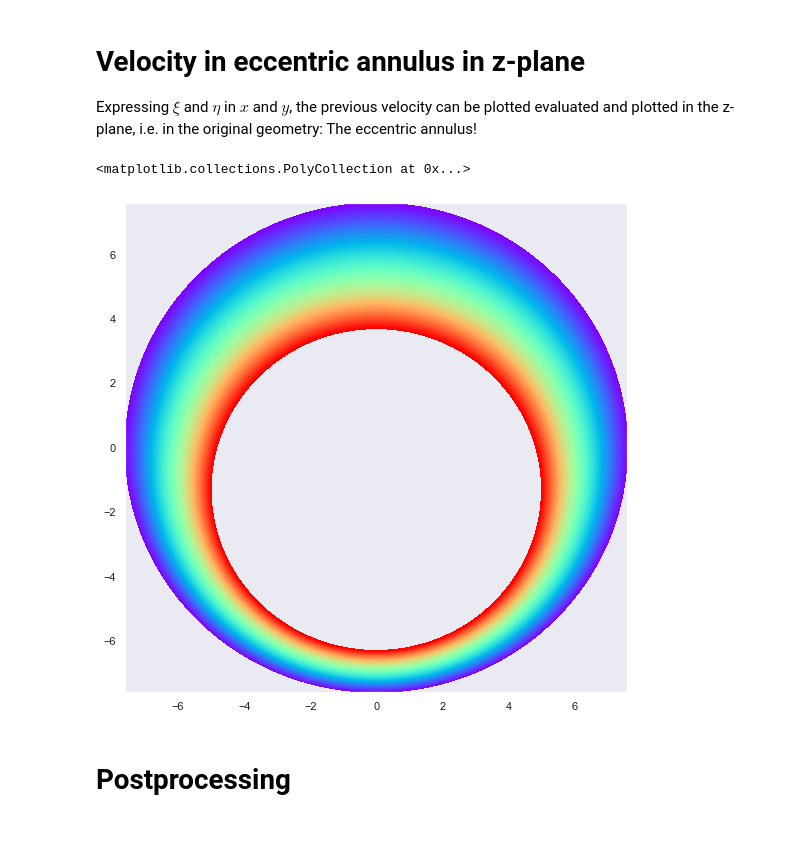
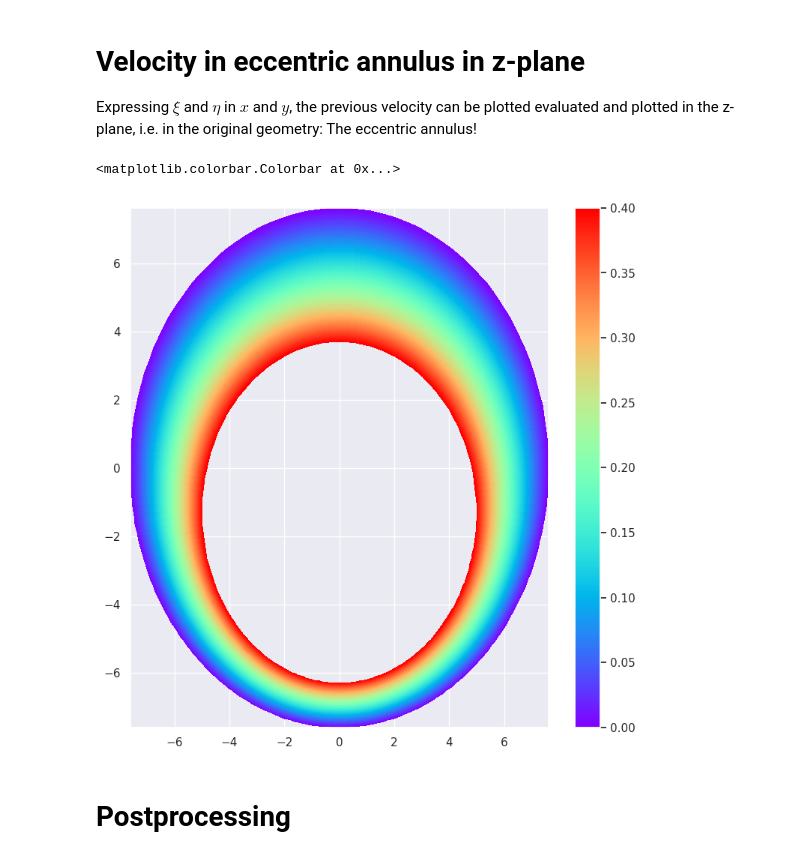
Before and after one commit to zolabar/ConformalMappingSympy, a Jupyter notebook: moebius.ipynb, the cells around one changed output. Cells and saved outputs as stored; diff of their text form; code cells hidden in the pictures; blank space fills up the shorter version.

```diff
--- a/moebius.ipynb
+++ b/moebius.ipynb
@@ -108,33 +108,34 @@ Expressing $\xi$ and $\eta$ in $x$ and $y$, the previous velocity can be plotted
 # %%
 # Velocity in eccentric annulus in z-plane
 
 uzNum = uw.subs(xi, xi_).subs(eta, eta_)
 uzNum = uzNum.subs(a, a_)
 uzNum = uzNum.subs(R, R_)
 uzNum = uzNum.subs(u_R, u_R_).subs(R1, R1_)
 uzNum = uzNum.subs(R2, R2_).subs(b, shift)
 uzNum = sym.lambdify((x, y), uzNum)
 
 
 # Geometry creation and plotting
 
 F = (R2_**2-R1_**2+shift**2)/(2*shift)
 M = np.sqrt(F**2-R2_**2)
 alpha = 0.5*np.log((F+M)/(F-M))
 beta = 0.5*np.log((F-shift+M)/(F-shift-M))
 yShift1 = float((M*sym.coth(alpha).evalf()))
 X = np.linspace(-np.pi, np.pi, 200)
 Y = np.linspace(alpha, beta, 200)
 X, Y = np.meshgrid(X, Y)
 zeta = X + 1j*Y
 x_y = M*np.tan(zeta/2)
 X = np.real(x_y)
 Y = np.imag(x_y)-yShift1
 fig, ax = plt.subplots(figsize=(9, 9))
-plt.pcolor(X, Y, uzNum(X, Y), cmap='rainbow')
+plt.pcolormesh(X, Y, uzNum(X, Y), cmap='rainbow')
+plt.colorbar()
 # %% [output]
-<matplotlib.collections.PolyCollection at 0x...>
+<matplotlib.colorbar.Colorbar at 0x...>
-[figure, old version]
+[figure, new version]
 # %% [markdown]
 # Postprocessing
 # %% [markdown]
```
Also changed, not shown: parts of 2 cells of this notebook, 1 other file.
